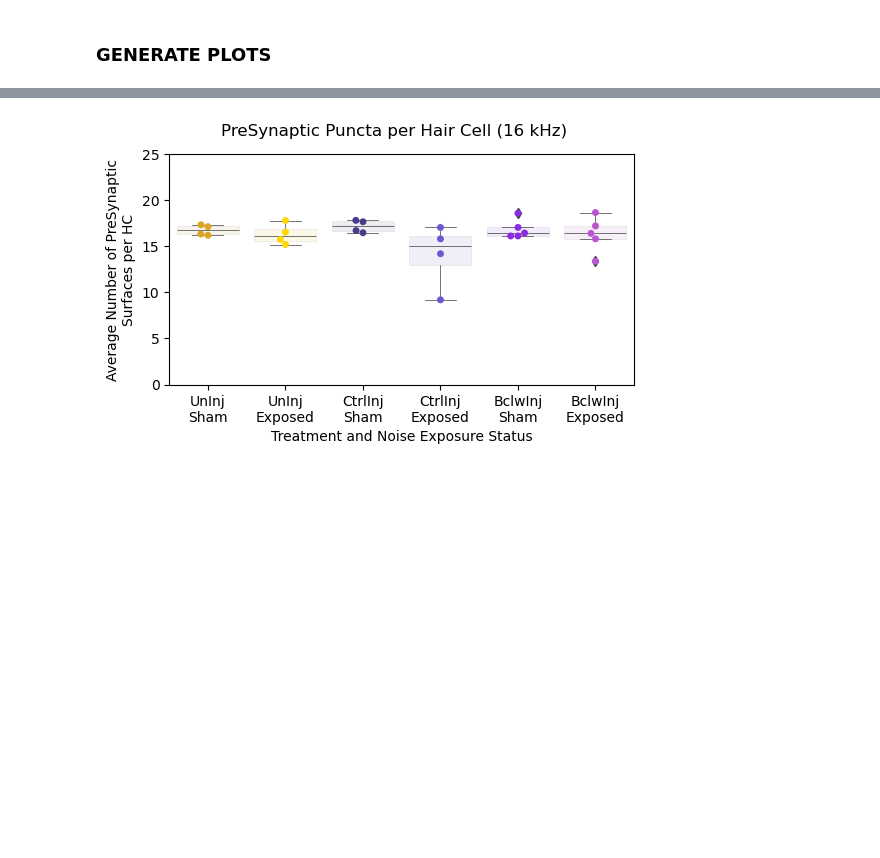
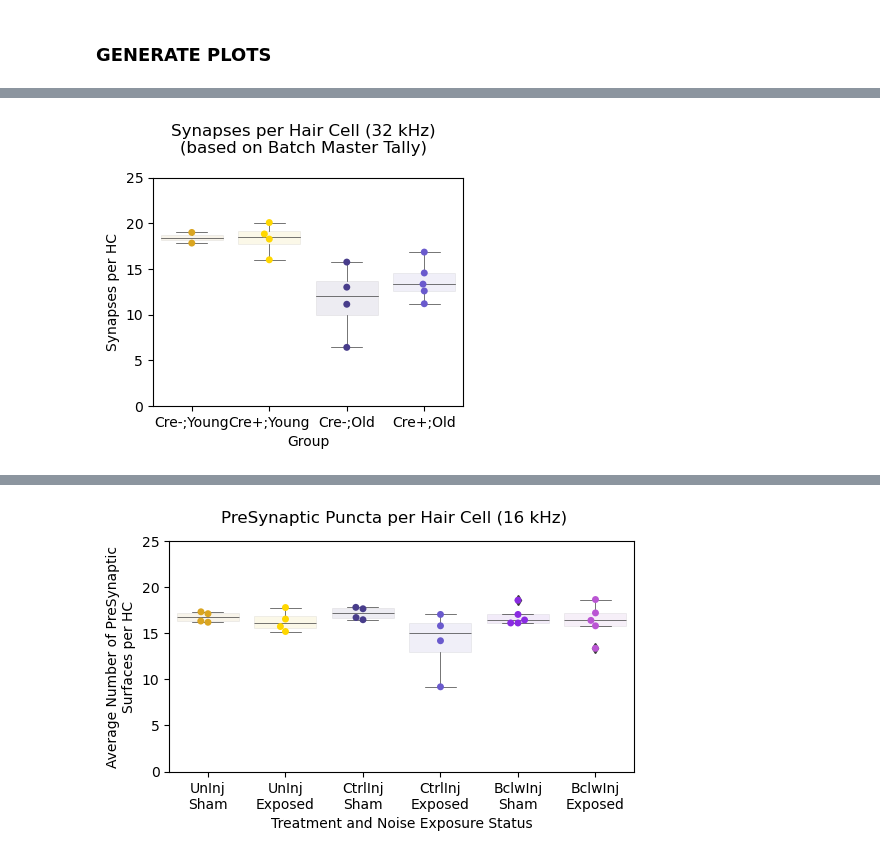
Before and after one commit to engineeringjoy/SynAnalyzer, a Jupyter notebook: 4.0_SynAnalyzer_PlotImarisResults.ipynb, the cells around one changed output, grey strips where cells are left out. Saved outputs shown, nothing was run; the diff lists cells and outputs as text; code cells hidden in the pictures; blank space fills up the shorter version.

```diff
--- a/4.0_SynAnalyzer_PlotImarisResults.ipynb
+++ b/4.0_SynAnalyzer_PlotImarisResults.ipynb
@@ -212,0 +341,29 @@ plt.savefig(dirTR+batchID+'.'+plot+'.'+plottype+'.'+str(region)+'.png',  bbox_in
+# %%
+# *** SET PLOT SPECIFIC PARAMETERS ***
+plot = 'BM_SynPerHC'
+plottype = 'BoxSwarm'
+region = 32
+title = 'Synapses per Hair Cell ('+str(region)+' kHz)\n(based on Batch Master Tally)'
+hue = 'Group'
+x = 'Group'
+y = 'SynPerHC'
+ymin = 0
+ymax = 25
+xlab = 'Group'
+ylab = 'Synapses per HC'
+
+# *** MAKE PLOT ***
+fig= plt.figure(figsize=(4,3))
+plt.subplots_adjust(top = 0.8, bottom=0.04, hspace=.3, wspace=.2)
+fig.suptitle(title)
+ax1 = sns.swarmplot(data=dfBM[(dfBM['Freq']==region)],x=x,y=y, hue=hue,palette=colors,order=pltOrder,legend = False, dodge = False)
+sns.boxplot(data=dfBM[(dfBM['Freq']==region)],x=x,y=y, hue=hue,palette=colors,order=pltOrder,boxprops={'alpha': 0.1}, ax=ax1, dodge = False,linewidth=.5)
+ax1.set_ylim((ymin, ymax))
+ax1.set(xlabel=xlab)
+ax1.set(ylabel=ylab)
+ax1.get_legend().remove()
+
+# *** SAVE THE FIGURE ***
+plt.savefig(dirTR+batchID+'.'+plot+'.'+plottype+'.'+str(region)+'.png',  bbox_inches='tight', dpi = 300,format = 'png')
+# %% [output]
+[figure, added]
```
Also changed, not shown: parts of 15 cells of this notebook, 11 other files.
